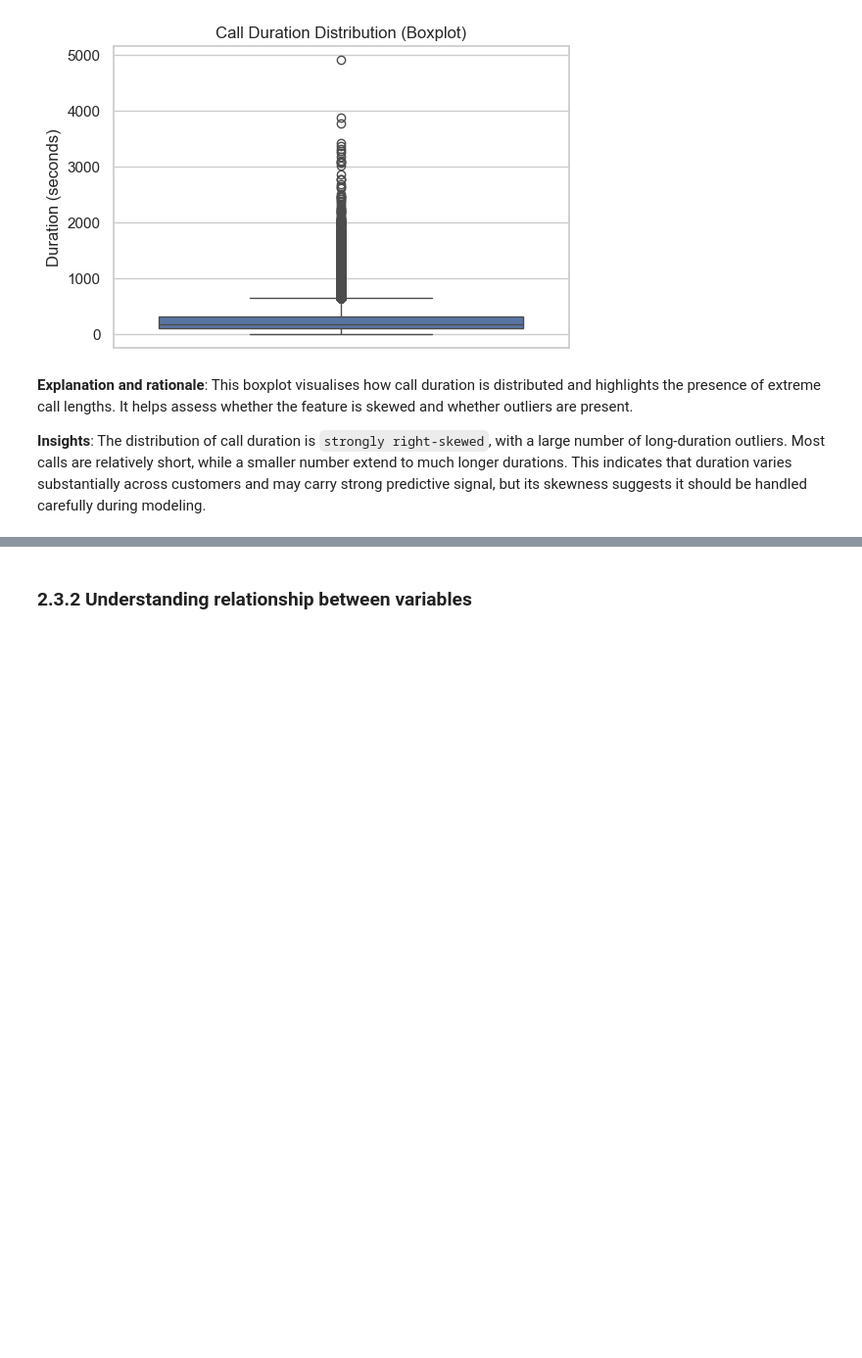
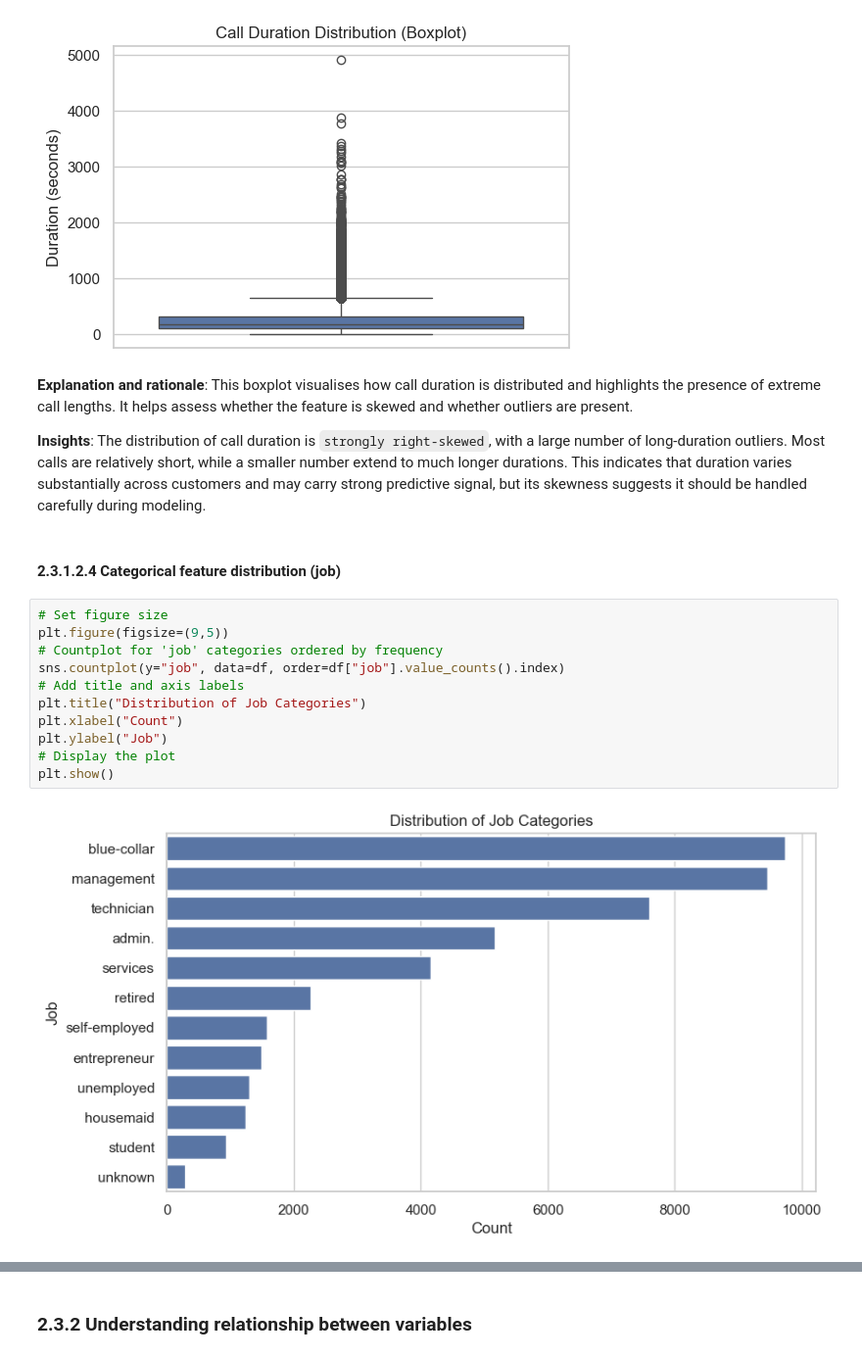
Before and after one commit to 2401496A/bank-marketing-data-analysis-project, a Jupyter notebook: MLDP Program Codes Submission Template (1).ipynb, the cells around one changed output, grey strips where cells are left out. Shown at 98% size. Cells and saved outputs as stored; diff of their text form; blank space fills up the shorter version.

Commit message:
Added countplot for categorical feature 'job' for 2.3.1.2.4

```diff
--- a/MLDP Program Codes Submission Template (1).ipynb
+++ b/MLDP Program Codes Submission Template (1).ipynb
@@ -297,3 +297,18 @@ plt.show()
 **Explanation and rationale**: This boxplot visualises how call duration is distributed and highlights the presence of extreme call lengths. It helps assess whether the feature is skewed and whether outliers are present.
 
 **Insights**: The distribution of call duration is `strongly right-skewed`, with a large number of long-duration outliers. Most calls are relatively short, while a smaller number extend to much longer durations. This indicates that duration varies substantially across customers and may carry strong predictive signal, but its skewness suggests it should be handled carefully during modeling.
+# %% [markdown]
+#### 2.3.1.2.4 Categorical feature distribution (job)
+# %%
+# Set figure size
+plt.figure(figsize=(9,5))
+# Countplot for 'job' categories ordered by frequency
+sns.countplot(y="job", data=df, order=df["job"].value_counts().index)
+# Add title and axis labels
+plt.title("Distribution of Job Categories")
+plt.xlabel("Count")
+plt.ylabel("Job")
+# Display the plot
+plt.show()
+# %% [output]
+[figure, added]
```
Also changed, not shown: parts of 1 cell of this notebook.
